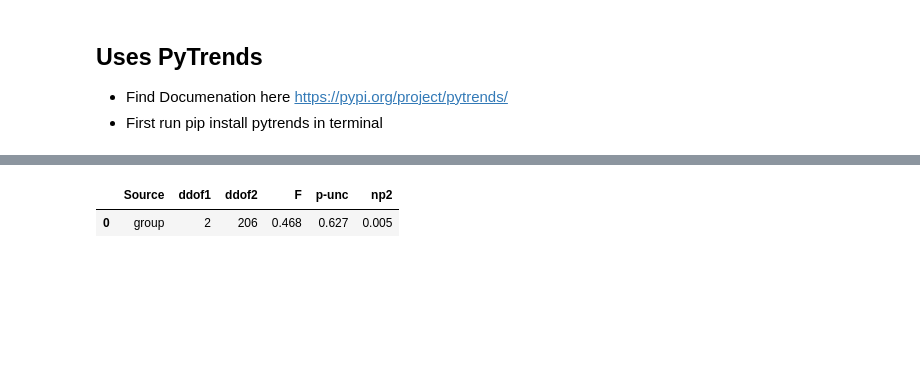
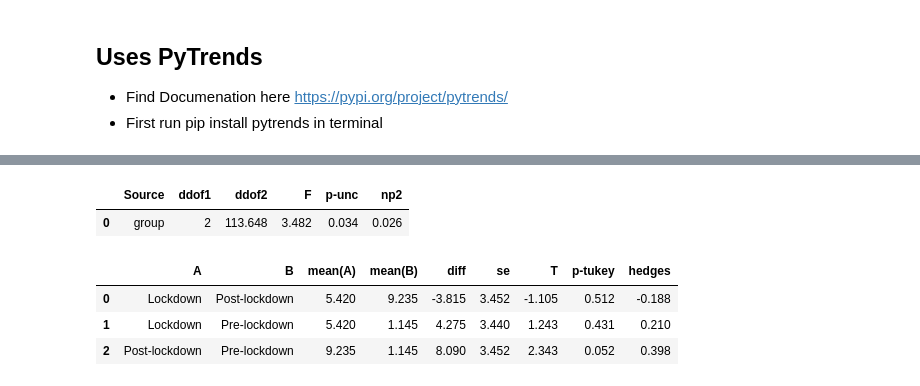
Before and after one commit to jlister19/impact-of-covid-on-crime, a Jupyter notebook: GoogleTrendsCSVTesting_withSeabornChart_JL.ipynb, the cells around one changed output, grey strips where cells are left out. Cells and saved outputs as stored; diff of their text form; code cells hidden in the pictures; blank space fills up the shorter version.

```diff
--- a/GoogleTrendsCSVTesting_withSeabornChart_JL.ipynb
+++ b/GoogleTrendsCSVTesting_withSeabornChart_JL.ipynb
@@ -109,9 +103,15 @@ dfgroups.groupby('group').std()
 # %%
-pg.anova(dv='domestic violence hotline', between='group', data=dfgroups,
-               detailed=False).round(3)
+pg.welch_anova(dv='domestic violence hotline', between='group', data=dfgroups).round(3)
 # %% [output]
 |  | Source | ddof1 | ddof2 | F | p-unc | np2 |
-| 0 | group | 2 | 206 | 0.468 | 0.627 | 0.005 |
+| 0 | group | 2 | 113.648 | 3.482 | 0.034 | 0.026 |
+# %%
+pg.pairwise_tukey(dv='domestic violence hotline', between='group', data=dfgroups).round(3)
+# %% [output]
+|  | A | B | mean(A) | mean(B) | diff | se | T | p-tukey | hedges |
+| 0 | Lockdown | Post-lockdown | 5.420 | 9.235 | -3.815 | 3.452 | -1.105 | 0.512 | -0.188 |
+| 1 | Lockdown | Pre-lockdown | 5.420 | 1.145 | 4.275 | 3.440 | 1.243 | 0.431 | 0.210 |
+| 2 | Post-lockdown | Pre-lockdown | 9.235 | 1.145 | 8.090 | 3.452 | 2.343 | 0.052 | 0.398 |
 # %%
 pg.welch_anova(dv='domestic violence help', between='group', data=dfgroups).round(3)
 # %% [output]
```
Also changed, not shown: parts of 18 cells of this notebook, 2 other files.
